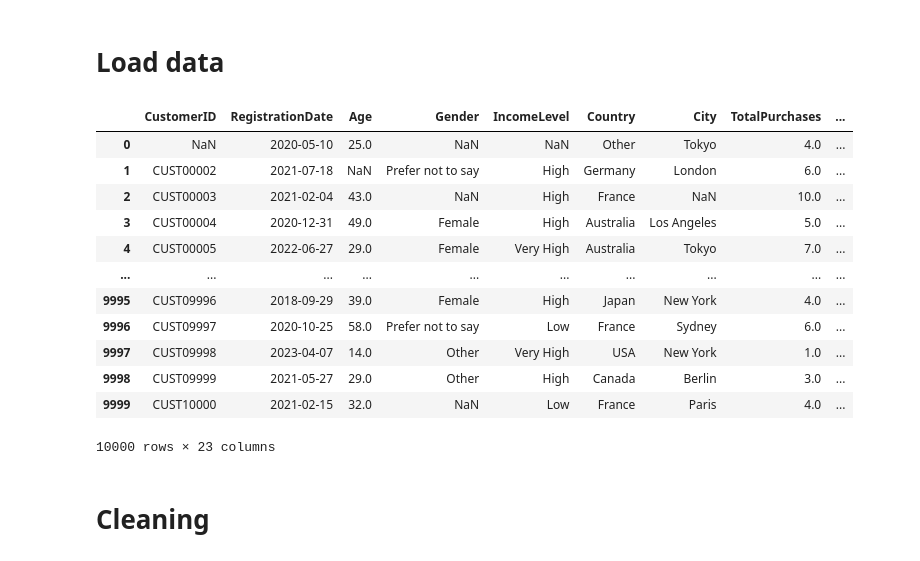
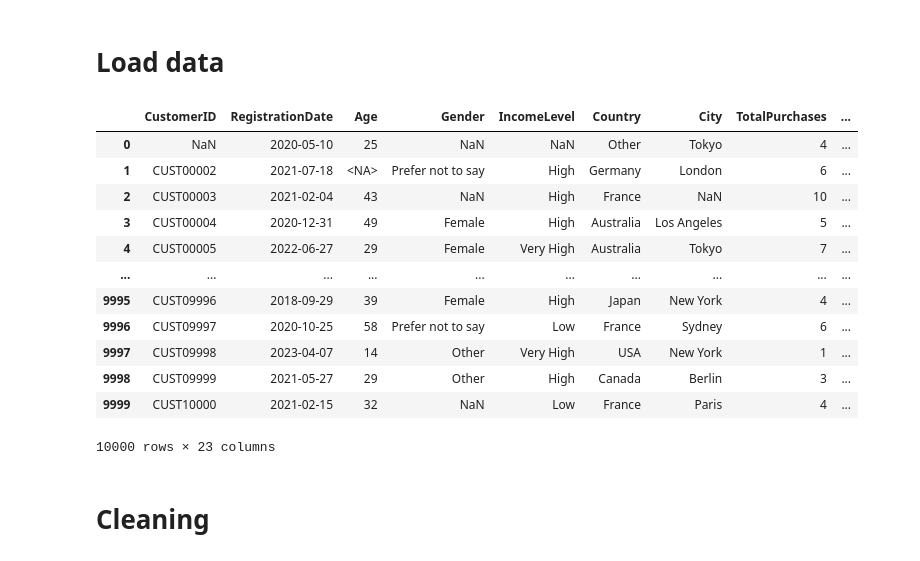
Before and after one commit to PSU-DAAN822-FA25-Group4/data-collection, a Jupyter notebook: cleaning_data.ipynb, the cells around one changed output. Cells and saved outputs as stored; diff of their text form; code cells hidden in the pictures.

```diff
--- a/cleaning_data.ipynb
+++ b/cleaning_data.ipynb
@@ -14,18 +14,21 @@ from sklearn.preprocessing import OneHotEncoder
 # Load data
 # %%
 df = pd.read_csv('data/ecommerce_customer_data.csv')
+df['Age'] = df['Age'].astype('Int64')
+df['TotalPurchases'] = df['TotalPurchases'].astype('Int64')
+df['CustomerServiceInteractions'] = df['CustomerServiceInteractions'].astype('Int64')
 df
 # %% [output]
 |  | CustomerID | RegistrationDate | Age | Gender | IncomeLevel | Country | City | TotalPurchases | ... |
-| 0 | NaN | 2020-05-10 | 25.0 | NaN | NaN | Other | Tokyo | 4.0 | ... |
-| 1 | CUST00002 | 2021-07-18 | NaN | Prefer not to say | High | Germany | London | 6.0 | ... |
-| 2 | CUST00003 | 2021-02-04 | 43.0 | NaN | High | France | NaN | 10.0 | ... |
-| 3 | CUST00004 | 2020-12-31 | 49.0 | Female | High | Australia | Los Angeles | 5.0 | ... |
-| 4 | CUST00005 | 2022-06-27 | 29.0 | Female | Very High | Australia | Tokyo | 7.0 | ... |
+| 0 | NaN | 2020-05-10 | 25 | NaN | NaN | Other | Tokyo | 4 | ... |
+| 1 | CUST00002 | 2021-07-18 | <NA> | Prefer not to say | High | Germany | London | 6 | ... |
+| 2 | CUST00003 | 2021-02-04 | 43 | NaN | High | France | NaN | 10 | ... |
+| 3 | CUST00004 | 2020-12-31 | 49 | Female | High | Australia | Los Angeles | 5 | ... |
+| 4 | CUST00005 | 2022-06-27 | 29 | Female | Very High | Australia | Tokyo | 7 | ... |
 | ... | ... | ... | ... | ... | ... | ... | ... | ... | ... |
-| 9995 | CUST09996 | 2018-09-29 | 39.0 | Female | High | Japan | New York | 4.0 | ... |
-| 9996 | CUST09997 | 2020-10-25 | 58.0 | Prefer not to say | Low | France | Sydney | 6.0 | ... |
-| 9997 | CUST09998 | 2023-04-07 | 14.0 | Other | Very High | USA | New York | 1.0 | ... |
-| 9998 | CUST09999 | 2021-05-27 | 29.0 | Other | High | Canada | Berlin | 3.0 | ... |
-| 9999 | CUST10000 | 2021-02-15 | 32.0 | NaN | Low | France | Paris | 4.0 | ... |
+| 9995 | CUST09996 | 2018-09-29 | 39 | Female | High | Japan | New York | 4 | ... |
+| 9996 | CUST09997 | 2020-10-25 | 58 | Prefer not to say | Low | France | Sydney | 6 | ... |
+| 9997 | CUST09998 | 2023-04-07 | 14 | Other | Very High | USA | New York | 1 | ... |
+| 9998 | CUST09999 | 2021-05-27 | 29 | Other | High | Canada | Berlin | 3 | ... |
+| 9999 | CUST10000 | 2021-02-15 | 32 | NaN | Low | France | Paris | 4 | ... |
 10000 rows × 23 columns
```
Also changed, not shown: parts of 9 cells of this notebook.
